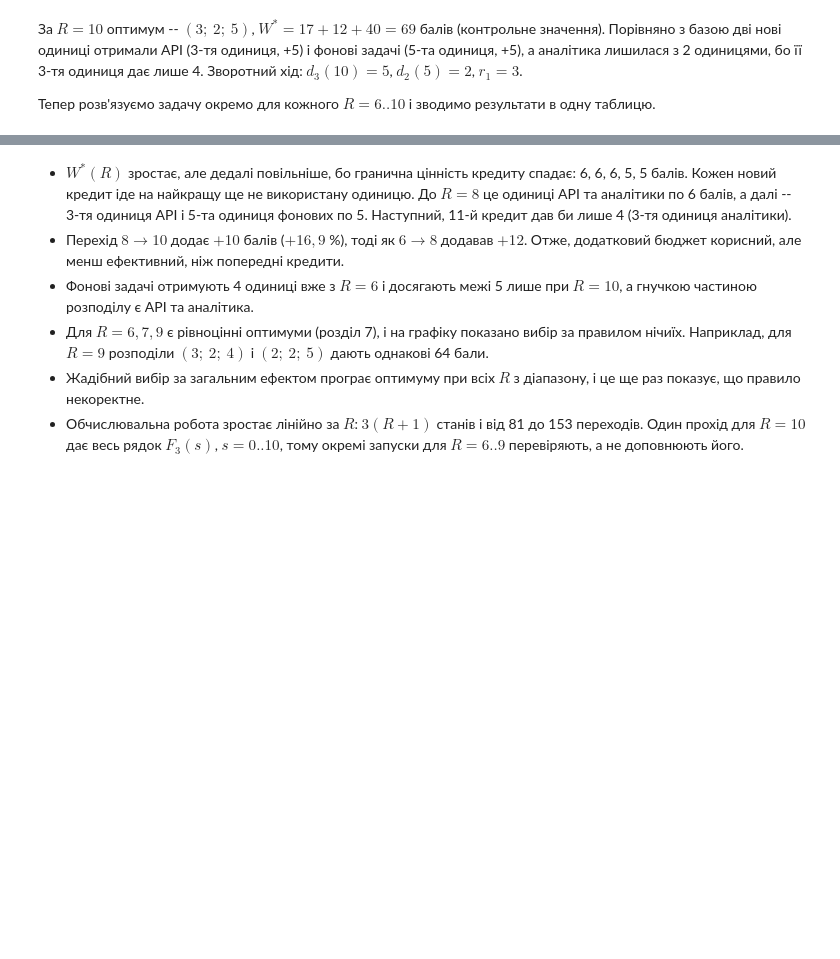
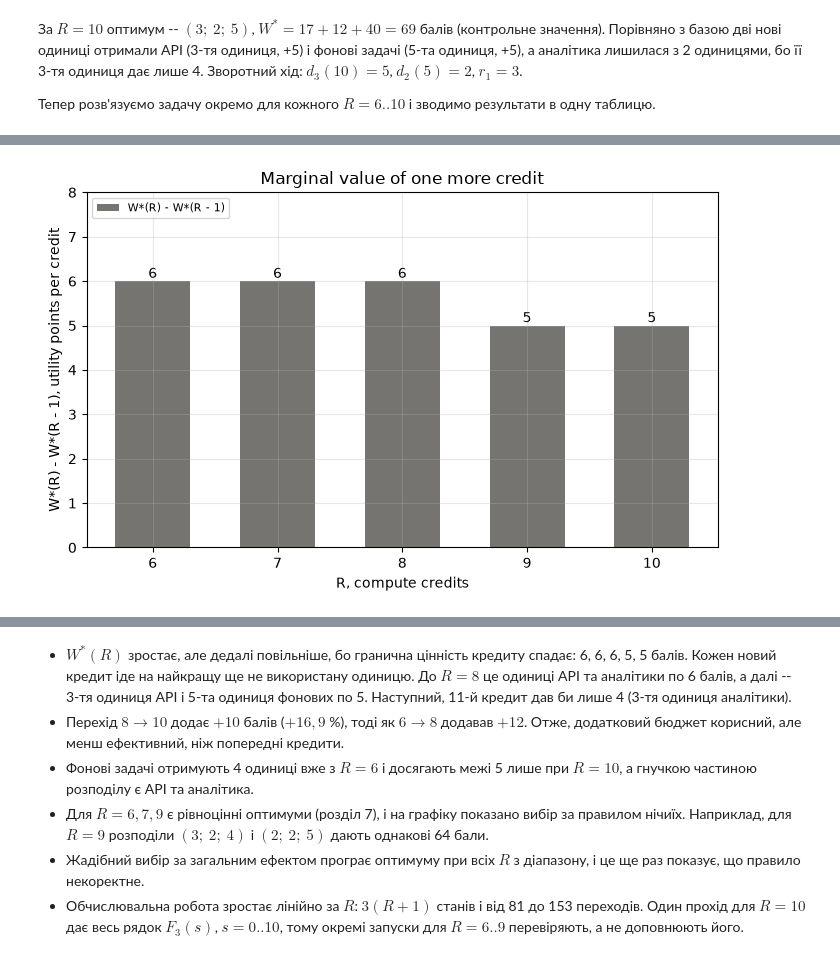
Before and after one commit to n1n1n1q/math-modellng-labs, a Jupyter notebook: HW3_Basystyi_Variant01.ipynb, the cells around one changed output, grey strips where cells are left out. Cells and saved outputs as stored; diff of their text form; code cells hidden in the pictures; blank space fills up the shorter version.

```diff
--- a/HW3_Basystyi_Variant01.ipynb
+++ b/HW3_Basystyi_Variant01.ipynb
@@ -426,0 +368,13 @@ display(compare_with_baselines(GAINS, R_BASE, base))
+# %%
+def greedy_by_total_effect(gains, R):
+    """
+    Rank directions by their full effect g_k(r_max), fill each up to r_max in that order.
+    """
+    gains = np.asarray(gains)
+    n_dir, r_max = gains.shape[0], gains.shape[1] - 1
+    order = sorted(range(n_dir), key=lambda k: (-gains[k, r_max], k))
+    alloc, left = [0] * n_dir, R
+    for k in order:
+        alloc[k] = min(r_max, left)
+        left -= alloc[k]
+    return tuple(alloc)
@@ -578,0 +571,10 @@ plt.show()
+# %%
+fig, ax = plt.subplots(figsize=(7, 4.5))
+bars = ax.bar(Rs, experiment["marginal value dW*/dR"], color=INK, alpha=0.8, width=0.6,
+              label="W*(R) - W*(R - 1)")
+ax.bar_label(bars, fmt="%d")
+ax.set_ylim(0, experiment["marginal value dW*/dR"].max() + 2)
+ax.set_ylabel("W*(R) - W*(R - 1), utility points per credit")
+finish_budget_axis(ax, "Marginal value of one more credit", Rs)
+# %% [output]
+[figure, added]
```
Also changed, not shown: parts of 56 cells of this notebook, 2 other files.
